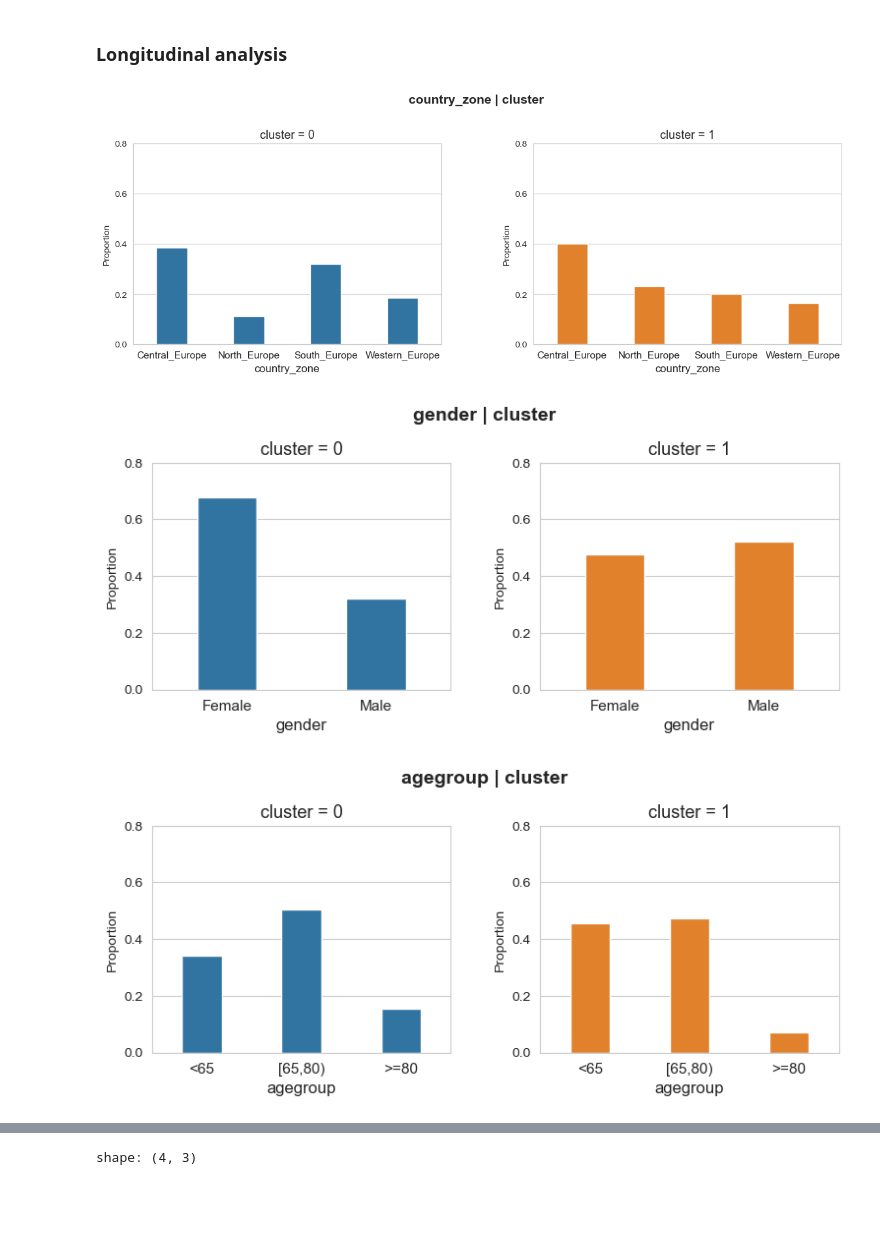
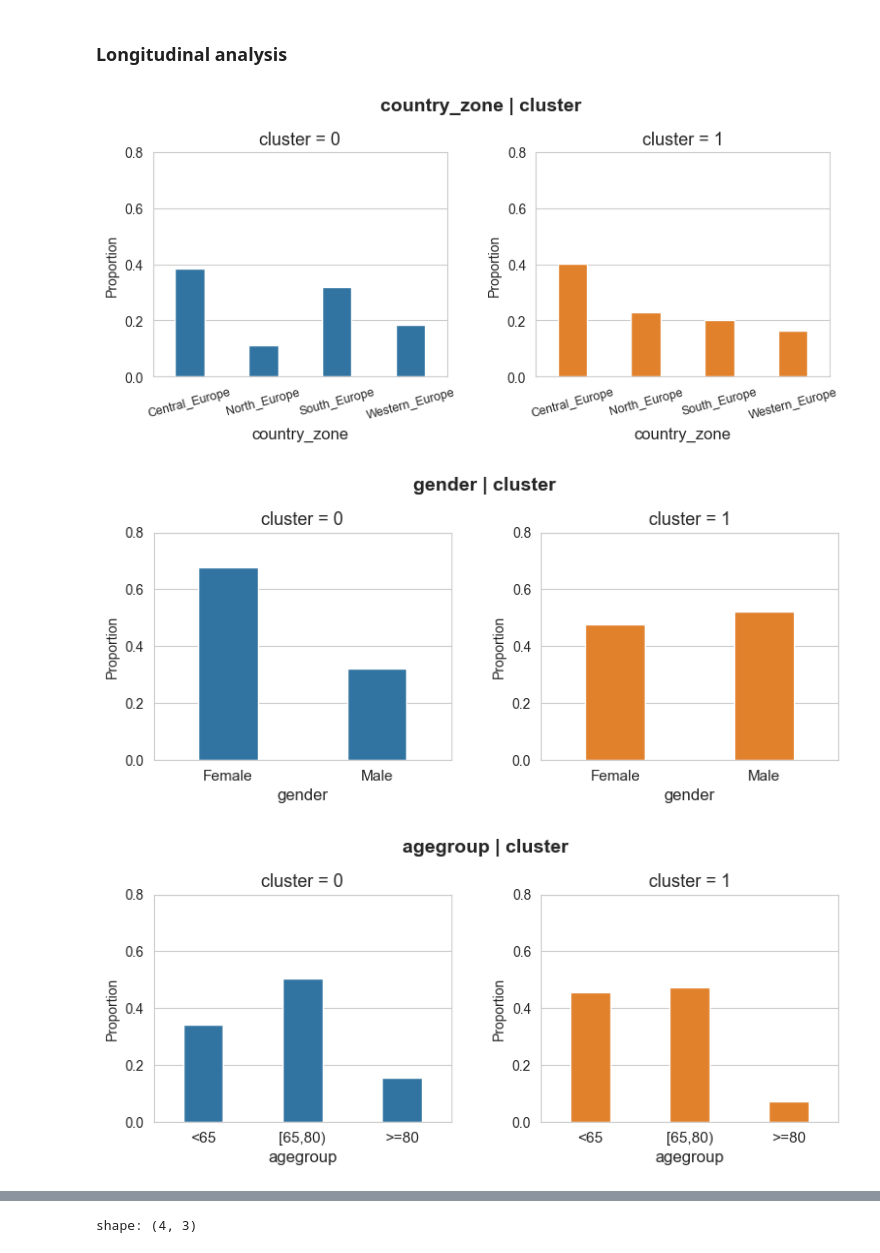
Before and after one commit to FabioScielzoOrtiz/TFM, a Jupyter notebook: Clustering_interpretation.ipynb, the cells around one changed output, grey strips where cells are left out. Saved outputs shown, nothing was run; the diff lists cells and outputs as text; code cells hidden in the pictures; blank space fills up the shorter version.

```diff
--- a/Clustering_interpretation.ipynb
+++ b/Clustering_interpretation.ipynb
@@ -286,25 +291,39 @@ for wave in waves:
             categories_order[col] = new_categories
     for col in [x for x in categorical_columns if x not in ordinal_columns + ['agegroup']]:
         categories_order[col] = None
-# %%
-figsize = {}
-for col in categorical_columns:
-    if col == 'country_zone':
-        figsize[col] = (14,4)
-    else:
-        figsize[col] = (9,3)
-
-no_wave_dependent_columns = ['country_zone', 'gender', 'agegroup', 'marriage']
+# %%
+figsize, title_size, subtitles_size, title_height, xlabel_size, xticks_size, x_rotation = {}, {}, {}, {}, {}, {}, {}
+for col in categorical_columns:
+    if col == 'country_zone':
+        figsize[col] = (9,3) # (16,4)
+        title_size[col] = 14 # 22
+        subtitles_size[col] = 13 # 19
+        title_height[col] = 1.07 # 1.12
+        xlabel_size[col] = 12 # 15
+        xticks_size[col] = 9 # 13
+        x_rotation[col] = 15
+    else:
+        figsize[col] = (9,3)
+        title_size[col] = 14
+        subtitles_size[col] = 13
+        title_height[col] = 1.07
+        xlabel_size[col] = 12
+        xticks_size[col] = 11
+        x_rotation[col] = 0
+
+no_wave_dependent_columns = ['country_zone', 'gender', 'agegroup', 'marriage']
 # %%
 for col in [x for x in categorical_columns if x in no_wave_dependent_columns]:
     barplot_2D(df=clustering_df[2015][2], cat_conditioned=col, cat_condition='cluster', n_rows=1,
-               figsize=figsize[col], title_size=14, subtitles_size=13, title_height=1.07, ylabel_size=12,
-               xlabel_size=12, xticks_size=11, hspace=0.05, wspace=0.3, palette='tab10', x_rotation=0,
+               figsize=figsize[col], title_size=title_size[col], subtitles_size=subtitles_size[col],
+               title_height=title_height[col], ylabel_size=12,
+               xlabel_size=xlabel_size[col], xticks_size=xticks_size[col], hspace=0.05, wspace=0.3,
+               palette='tab10', x_rotation=x_rotation[col],
                max_ytick=0.8, categories_order=categories_order[col], title= f'{col} | cluster',
                save=True, file_name=f'plots/clustering_interpretation_{col}')
 # Same plots for all the waves, this is why only 2015 is used
 # %% [output]
-[figure, old version]
+[figure, new version]
 [figure]
 [figure]
 [figure]
```
Also changed, not shown: parts of 3 cells of this notebook.
